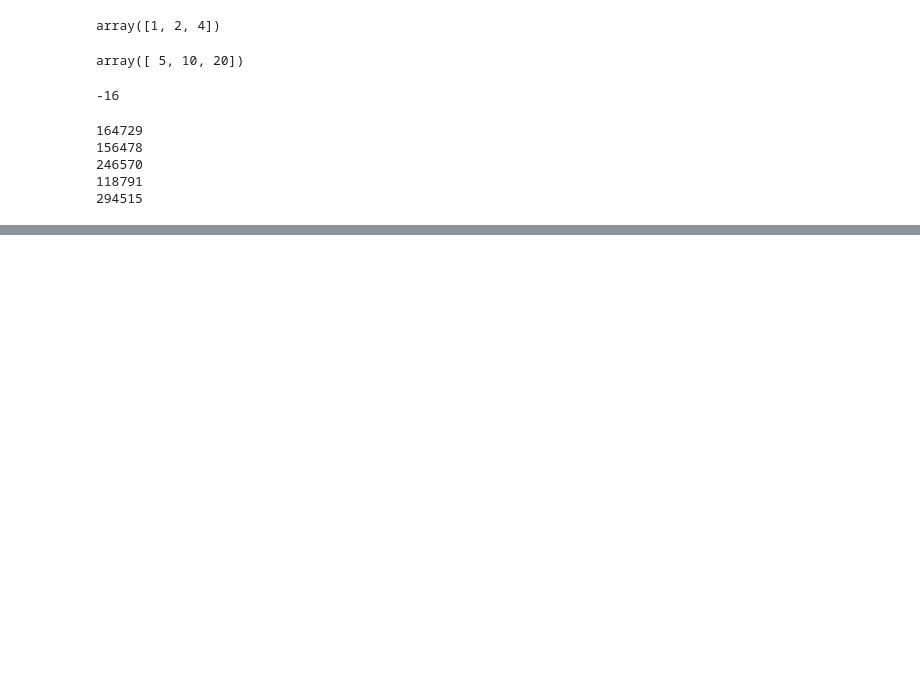
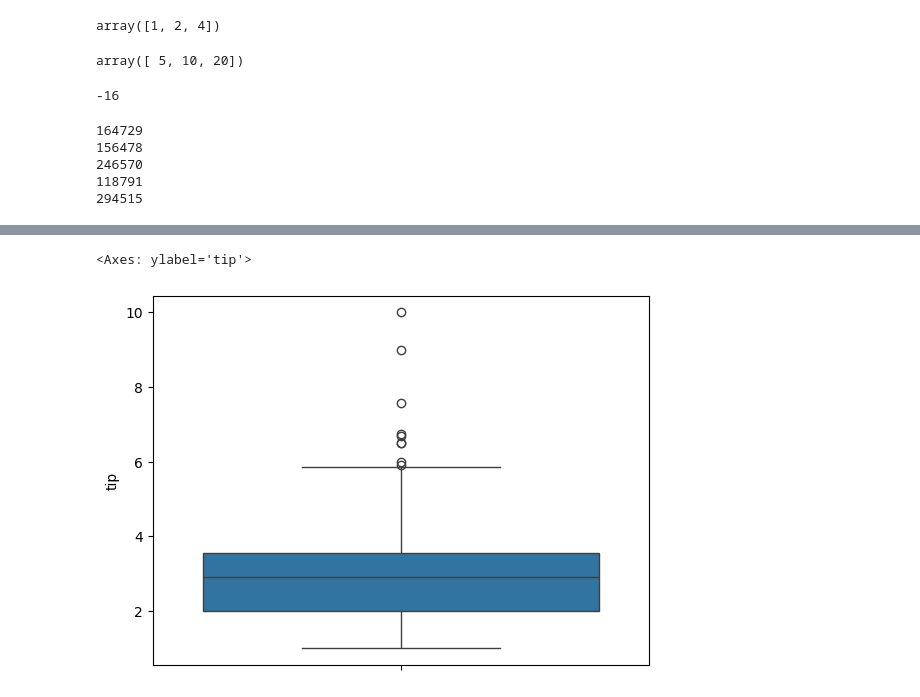
Before and after one commit to NavidBinAhmed/exercise_hub, a Jupyter notebook: selfmot.ipynb, the cells around one changed output, grey strips where cells are left out. Saved outputs shown, nothing was run; the diff lists cells and outputs as text; code cells hidden in the pictures; blank space fills up the shorter version.

```diff
--- a/selfmot.ipynb
+++ b/selfmot.ipynb
@@ -3486,0 +3550,5 @@ ValueError: operands could not be broadcast together with shapes (2,3) (3,3)
+# %%
+sns.boxplot(data['tip'])
+# %% [output]
+<Axes: ylabel='tip'>
+[figure, added]
```
Also changed, not shown: parts of 47 cells of this notebook, 1 other file.
